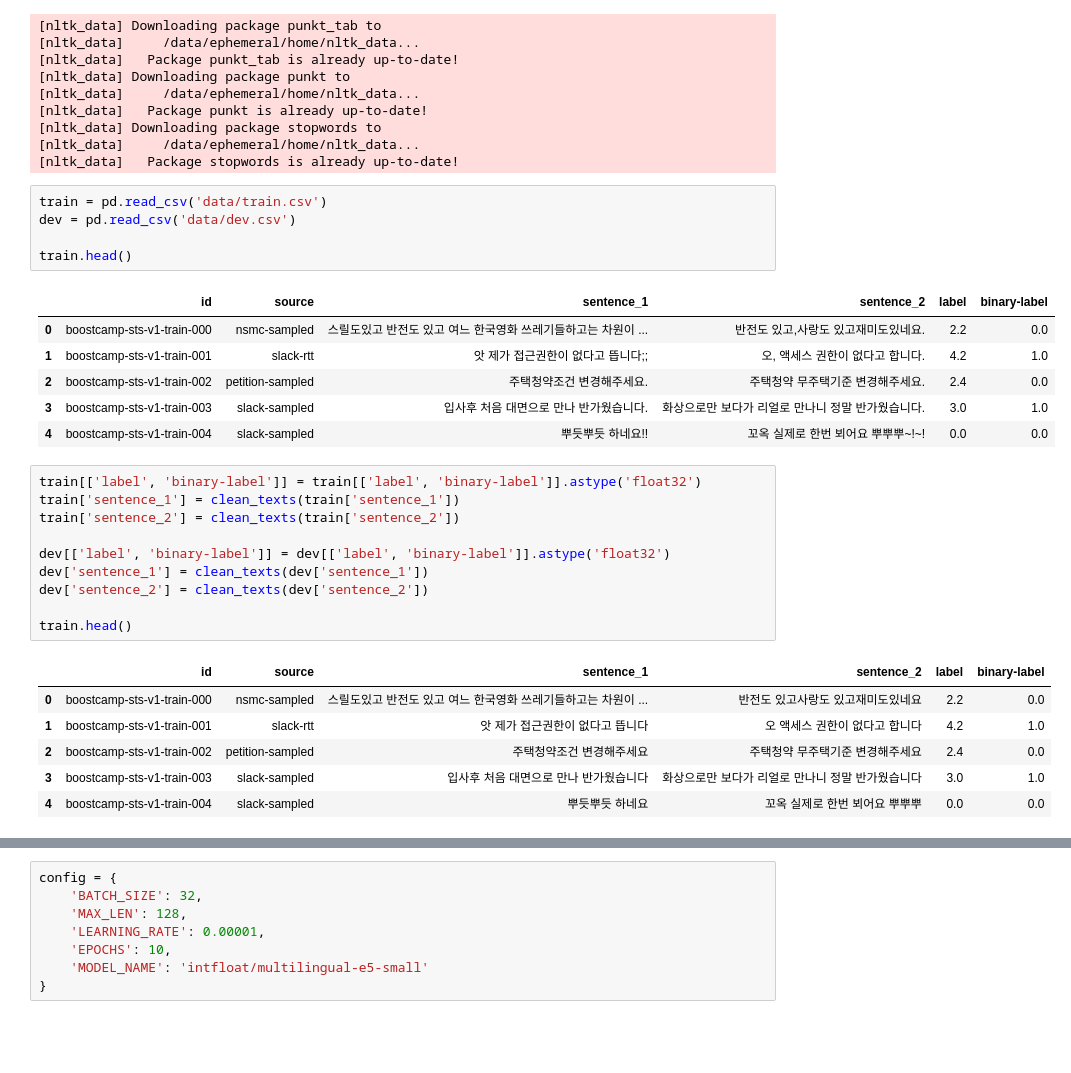
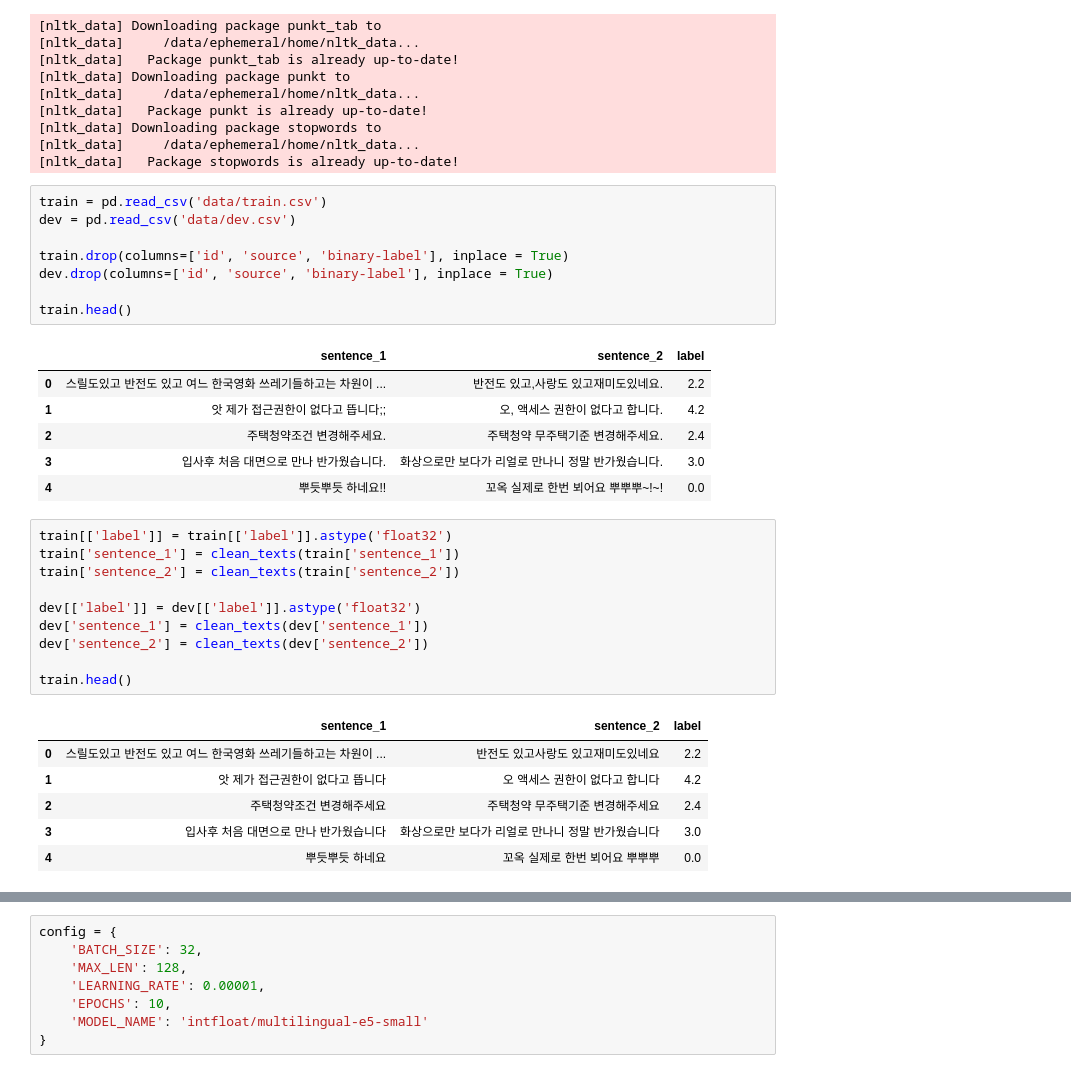
Before and after one commit to boostcampaitech7/level1-semantictextsimilarity-nlp-16, a Jupyter notebook: kkj.ipynb, the cells around one changed output, grey strips where cells are left out. Drawn from its saved outputs; the diff is of its cells as text; blank space fills up the shorter version.

```diff
--- a/kkj.ipynb
+++ b/kkj.ipynb
@@ -27,29 +27,32 @@ from utils.clean import clean_texts
 # %%
 train = pd.read_csv('data/train.csv')
 dev = pd.read_csv('data/dev.csv')
 
+train.drop(columns=['id', 'source', 'binary-label'], inplace = True)
+dev.drop(columns=['id', 'source', 'binary-label'], inplace = True)
+
 train.head()
 # %% [output]
-|  | id | source | sentence_1 | sentence_2 | label | binary-label |
-| 0 | boostcamp-sts-v1-train-000 | nsmc-sampled | 스릴도있고 반전도 있고 여느 한국영화 쓰레기들하고는 차원이 ... | 반전도 있고,사랑도 있고재미도있네요. | 2.2 | 0.0 |
-| 1 | boostcamp-sts-v1-train-001 | slack-rtt | 앗 제가 접근권한이 없다고 뜹니다;; | 오, 액세스 권한이 없다고 합니다. | 4.2 | 1.0 |
-| 2 | boostcamp-sts-v1-train-002 | petition-sampled | 주택청약조건 변경해주세요. | 주택청약 무주택기준 변경해주세요. | 2.4 | 0.0 |
-| 3 | boostcamp-sts-v1-train-003 | slack-sampled | 입사후 처음 대면으로 만나 반가웠습니다. | 화상으로만 보다가 리얼로 만나니 정말 반가웠습니다. | 3.0 | 1.0 |
-| 4 | boostcamp-sts-v1-train-004 | slack-sampled | 뿌듯뿌듯 하네요!! | 꼬옥 실제로 한번 뵈어요 뿌뿌뿌~!~! | 0.0 | 0.0 |
+|  | sentence_1 | sentence_2 | label |
+| 0 | 스릴도있고 반전도 있고 여느 한국영화 쓰레기들하고는 차원이 ... | 반전도 있고,사랑도 있고재미도있네요. | 2.2 |
+| 1 | 앗 제가 접근권한이 없다고 뜹니다;; | 오, 액세스 권한이 없다고 합니다. | 4.2 |
+| 2 | 주택청약조건 변경해주세요. | 주택청약 무주택기준 변경해주세요. | 2.4 |
+| 3 | 입사후 처음 대면으로 만나 반가웠습니다. | 화상으로만 보다가 리얼로 만나니 정말 반가웠습니다. | 3.0 |
+| 4 | 뿌듯뿌듯 하네요!! | 꼬옥 실제로 한번 뵈어요 뿌뿌뿌~!~! | 0.0 |
 # %%
-train[['label', 'binary-label']] = train[['label', 'binary-label']].astype('float32')
+train[['label']] = train[['label']].astype('float32')
 train['sentence_1'] = clean_texts(train['sentence_1'])
 train['sentence_2'] = clean_texts(train['sentence_2'])
 
-dev[['label', 'binary-label']] = dev[['label', 'binary-label']].astype('float32')
+dev[['label']] = dev[['label']].astype('float32')
 dev['sentence_1'] = clean_texts(dev['sentence_1'])
 dev['sentence_2'] = clean_texts(dev['sentence_2'])
 
 train.head()
 # %% [output]
-|  | id | source | sentence_1 | sentence_2 | label | binary-label |
-| 0 | boostcamp-sts-v1-train-000 | nsmc-sampled | 스릴도있고 반전도 있고 여느 한국영화 쓰레기들하고는 차원이 ... | 반전도 있고사랑도 있고재미도있네요 | 2.2 | 0.0 |
-| 1 | boostcamp-sts-v1-train-001 | slack-rtt | 앗 제가 접근권한이 없다고 뜹니다 | 오 액세스 권한이 없다고 합니다 | 4.2 | 1.0 |
-| 2 | boostcamp-sts-v1-train-002 | petition-sampled | 주택청약조건 변경해주세요 | 주택청약 무주택기준 변경해주세요 | 2.4 | 0.0 |
-| 3 | boostcamp-sts-v1-train-003 | slack-sampled | 입사후 처음 대면으로 만나 반가웠습니다 | 화상으로만 보다가 리얼로 만나니 정말 반가웠습니다 | 3.0 | 1.0 |
-| 4 | boostcamp-sts-v1-train-004 | slack-sampled | 뿌듯뿌듯 하네요 | 꼬옥 실제로 한번 뵈어요 뿌뿌뿌 | 0.0 | 0.0 |
+|  | sentence_1 | sentence_2 | label |
+| 0 | 스릴도있고 반전도 있고 여느 한국영화 쓰레기들하고는 차원이 ... | 반전도 있고사랑도 있고재미도있네요 | 2.2 |
+| 1 | 앗 제가 접근권한이 없다고 뜹니다 | 오 액세스 권한이 없다고 합니다 | 4.2 |
+| 2 | 주택청약조건 변경해주세요 | 주택청약 무주택기준 변경해주세요 | 2.4 |
+| 3 | 입사후 처음 대면으로 만나 반가웠습니다 | 화상으로만 보다가 리얼로 만나니 정말 반가웠습니다 | 3.0 |
+| 4 | 뿌듯뿌듯 하네요 | 꼬옥 실제로 한번 뵈어요 뿌뿌뿌 | 0.0 |
```
Also changed, not shown: parts of 3 cells of this notebook.
